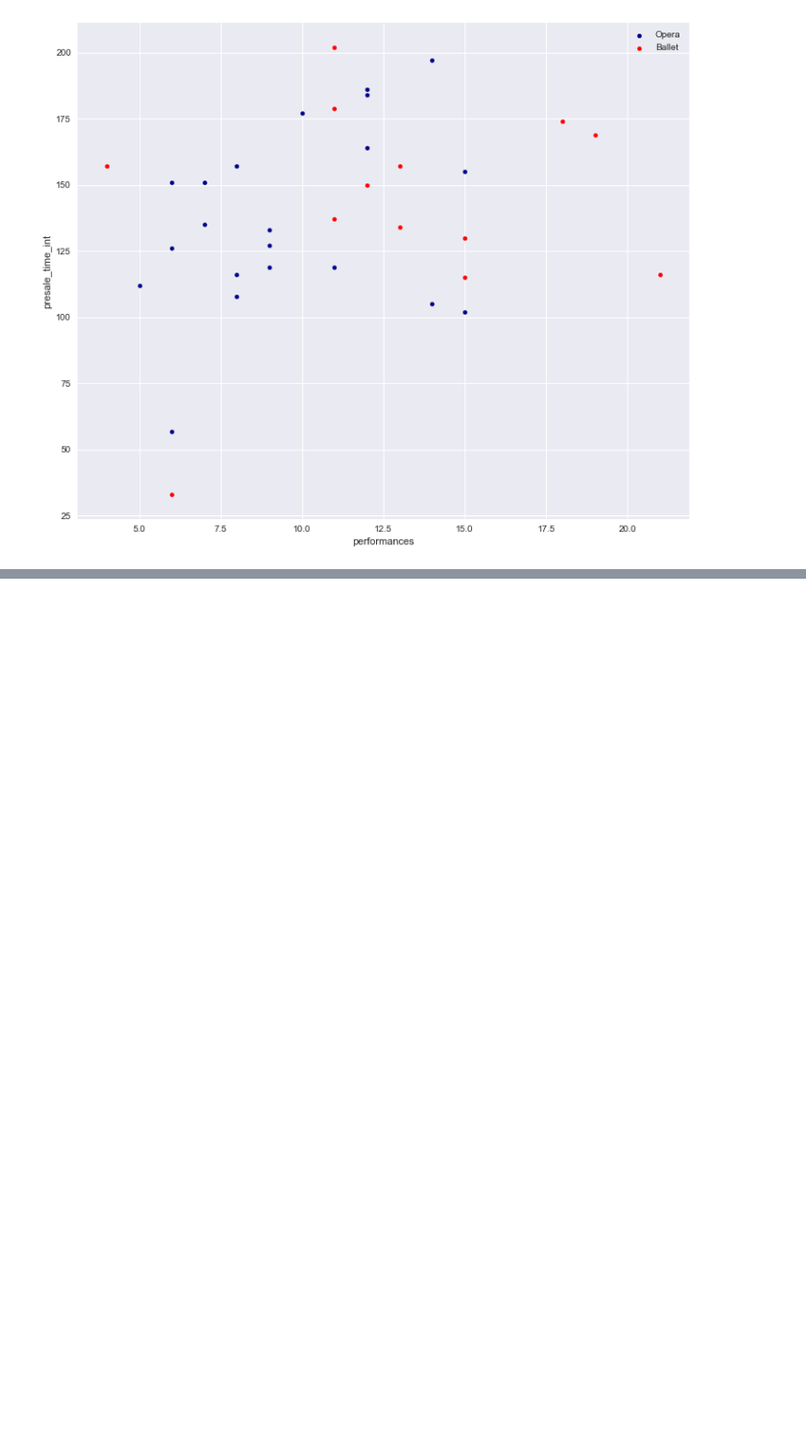
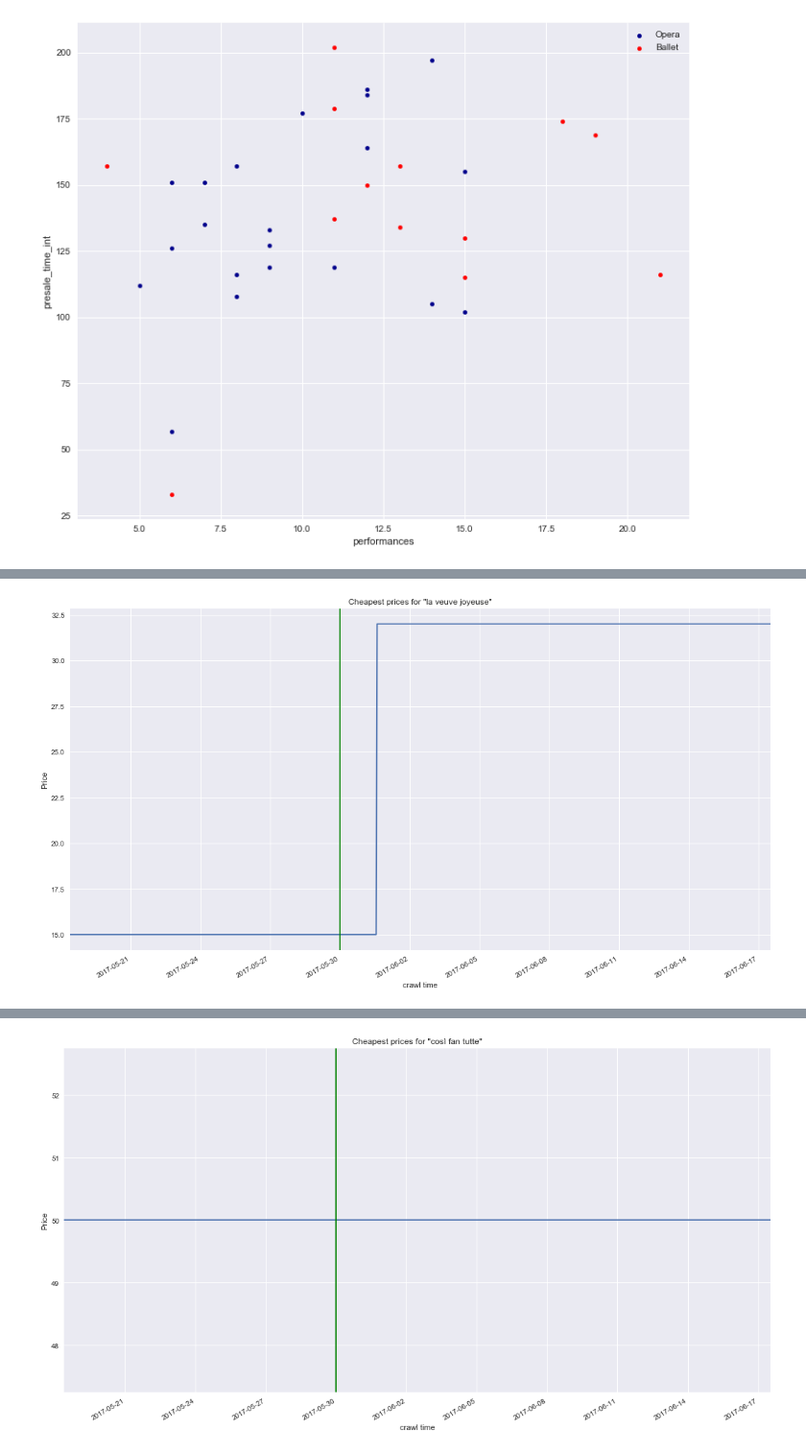
Before and after one commit to gaspaio/operaprices, a Jupyter notebook: notebooks/explore.ipynb, the cells around one changed output, grey strips where cells are left out. Shown: that part at 96% size. Saved outputs shown, nothing was run; the diff lists cells and outputs as text; code cells hidden in the pictures; blank space fills up the shorter version.

```diff
--- a/notebooks/explore.ipynb
+++ b/notebooks/explore.ipynb
@@ -161,0 +216,6 @@ s17ballet.plot.scatter(x='performances', y='presale_time_int', color='Red', labe
+# %%
+plot_cheapest(data, 20)
+plot_cheapest(data, 9)
+plot_cheapest(data, 5)
+plot_cheapest(data, 19)
+# %% [output]
@@ -161,0 +240 @@ s17ballet.plot.scatter(x='performances', y='presale_time_int', color='Red', labe
+[figure, added]
@@ -161,0 +258 @@ s17ballet.plot.scatter(x='performances', y='presale_time_int', color='Red', labe
+[figure, added]
```
Also changed, not shown: parts of 18 cells of this notebook, 1 other file.
